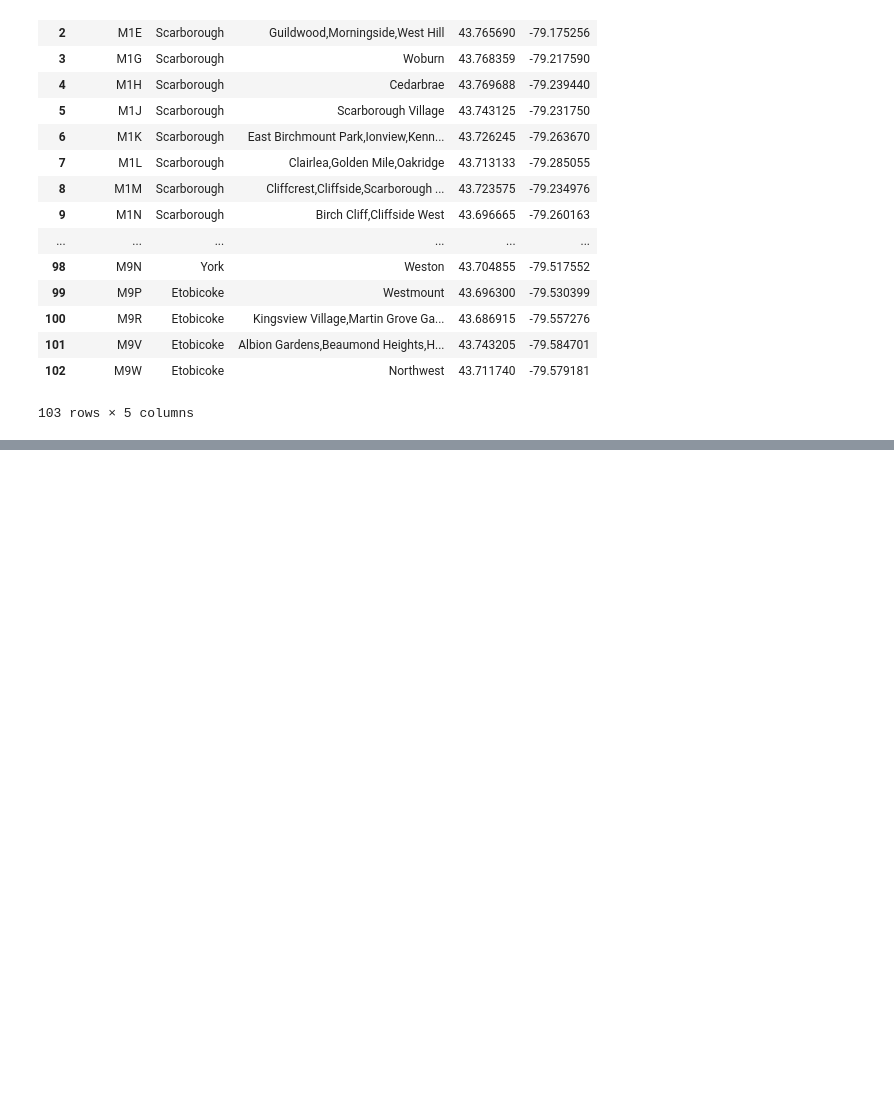
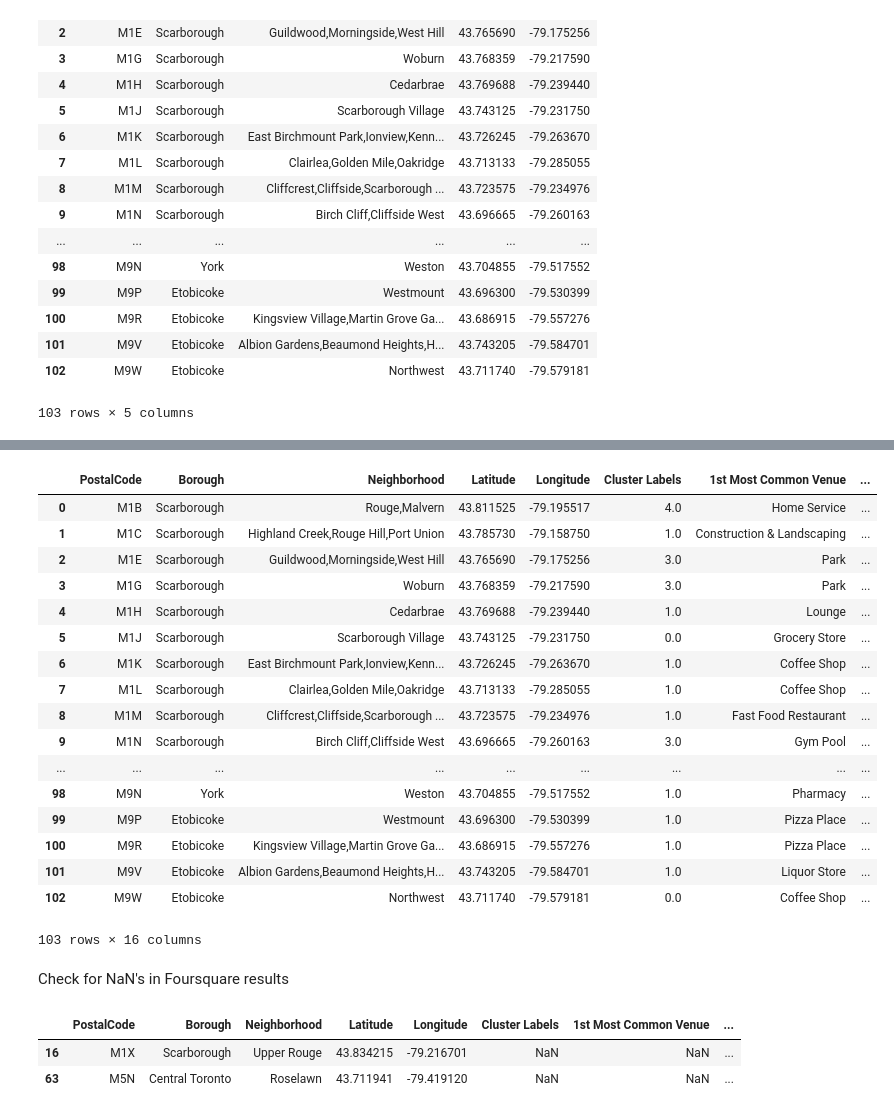
Before and after one commit to dhunter/Coursera_Capstone, a Jupyter notebook: cluster_neighborhoods_toronto.ipynb, the cells around one changed output, grey strips where cells are left out. Saved outputs shown, nothing was run; the diff lists cells and outputs as text; code cells hidden in the pictures; blank space fills up the shorter version.

```diff
--- a/cluster_neighborhoods_toronto.ipynb
+++ b/cluster_neighborhoods_toronto.ipynb
@@ -197,0 +501,21 @@ df_ab_grouped_latlng
+# %%
+num_top_venues = 10
+
+indicators = ['st', 'nd', 'rd']
+
+# create columns according to number of top venues
+columns = ['Neighborhood']
+for ind in np.arange(num_top_venues):
+    try:
+        columns.append('{}{} Most Common Venue'.format(ind+1, indicators[ind]))
+    except:
+        columns.append('{}th Most Common Venue'.format(ind+1))
+
+# create a new dataframe
+neighborhoods_venues_sorted = pd.DataFrame(columns=columns)
+neighborhoods_venues_sorted['Neighborhood'] = toronto_grouped['Neighborhood']
+
+for ind in np.arange(toronto_grouped.shape[0]):
+    neighborhoods_venues_sorted.iloc[ind, 1:] = return_most_common_venues(toronto_grouped.iloc[ind, :], num_top_venues)
+
+neighborhoods_venues_sorted.head()
@@ -197,0 +533,11 @@ df_ab_grouped_latlng
+# %%
+# set number of clusters
+kclusters = 5
+
+toronto_grouped_clustering = toronto_grouped.drop('Neighborhood', 1)
+
+# run k-means clustering
+kmeans = KMeans(n_clusters=kclusters, random_state=0).fit(toronto_grouped_clustering)
+
+# check cluster labels generated for each row in the dataframe
+kmeans.labels_[0:10]
@@ -197,0 +570,38 @@ df_ab_grouped_latlng
+# %%
+# add clustering labels
+neighborhoods_venues_sorted.insert(0, 'Cluster Labels', kmeans.labels_)
+
+toronto_merged = pd.DataFrame(df_ab_grouped_latlng).copy()
+
+# merge toronto_grouped with toronto_data to add latitude/longitude for each neighborhood
+toronto_merged = toronto_merged.join(neighborhoods_venues_sorted.set_index('Neighborhood'), on='Neighborhood')
+
+toronto_merged # check the last columns!
+# %% [output]
+|  | PostalCode | Borough | Neighborhood | Latitude | Longitude | Cluster Labels | 1st Most Common Venue | ... |
+| 0 | M1B | Scarborough | Rouge,Malvern | 43.811525 | -79.195517 | 4.0 | Home Service | ... |
+| 1 | M1C | Scarborough | Highland Creek,Rouge Hill,Port Union | 43.785730 | -79.158750 | 1.0 | Construction & Landscaping | ... |
+| 2 | M1E | Scarborough | Guildwood,Morningside,West Hill | 43.765690 | -79.175256 | 3.0 | Park | ... |
+| 3 | M1G | Scarborough | Woburn | 43.768359 | -79.217590 | 3.0 | Park | ... |
+| 4 | M1H | Scarborough | Cedarbrae | 43.769688 | -79.239440 | 1.0 | Lounge | ... |
+| 5 | M1J | Scarborough | Scarborough Village | 43.743125 | -79.231750 | 0.0 | Grocery Store | ... |
+| 6 | M1K | Scarborough | East Birchmount Park,Ionview,Kenn... | 43.726245 | -79.263670 | 1.0 | Coffee Shop | ... |
+| 7 | M1L | Scarborough | Clairlea,Golden Mile,Oakridge | 43.713133 | -79.285055 | 1.0 | Coffee Shop | ... |
+| 8 | M1M | Scarborough | Cliffcrest,Cliffside,Scarborough ... | 43.723575 | -79.234976 | 1.0 | Fast Food Restaurant | ... |
+| 9 | M1N | Scarborough | Birch Cliff,Cliffside West | 43.696665 | -79.260163 | 3.0 | Gym Pool | ... |
+| ... | ... | ... | ... | ... | ... | ... | ... | ... |
+| 98 | M9N | York | Weston | 43.704855 | -79.517552 | 1.0 | Pharmacy | ... |
+| 99 | M9P | Etobicoke | Westmount | 43.696300 | -79.530399 | 1.0 | Pizza Place | ... |
+| 100 | M9R | Etobicoke | Kingsview Village,Martin Grove Ga... | 43.686915 | -79.557276 | 1.0 | Pizza Place | ... |
+| 101 | M9V | Etobicoke | Albion Gardens,Beaumond Heights,H... | 43.743205 | -79.584701 | 1.0 | Liquor Store | ... |
+| 102 | M9W | Etobicoke | Northwest | 43.711740 | -79.579181 | 0.0 | Coffee Shop | ... |
+103 rows × 16 columns
+# %% [markdown]
+Check for NaN's in Foursquare results
+# %%
+foursquare_nan = toronto_merged[toronto_merged.isna().any(axis=1)]
+foursquare_nan
+# %% [output]
+|  | PostalCode | Borough | Neighborhood | Latitude | Longitude | Cluster Labels | 1st Most Common Venue | ... |
+| 16 | M1X | Scarborough | Upper Rouge | 43.834215 | -79.216701 | NaN | NaN | ... |
+| 63 | M5N | Central Toronto | Roselawn | 43.711941 | -79.419120 | NaN | NaN | ... |
```
Also changed, not shown: parts of 43 cells of this notebook.
